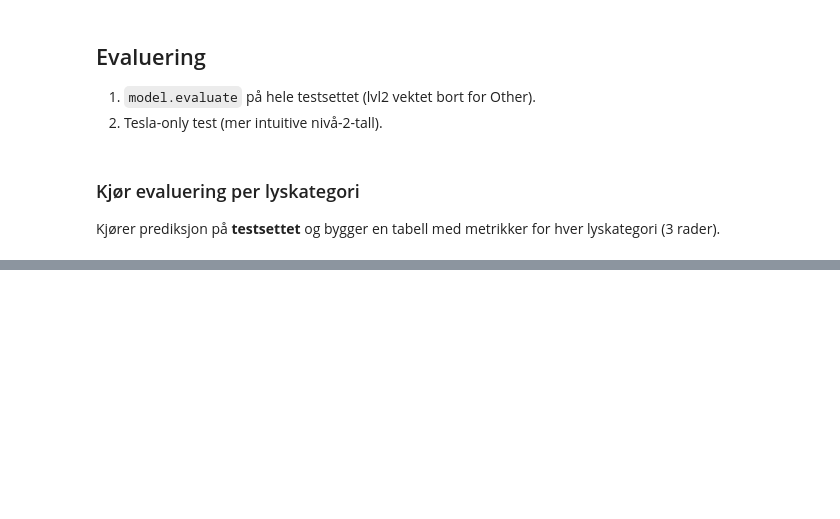
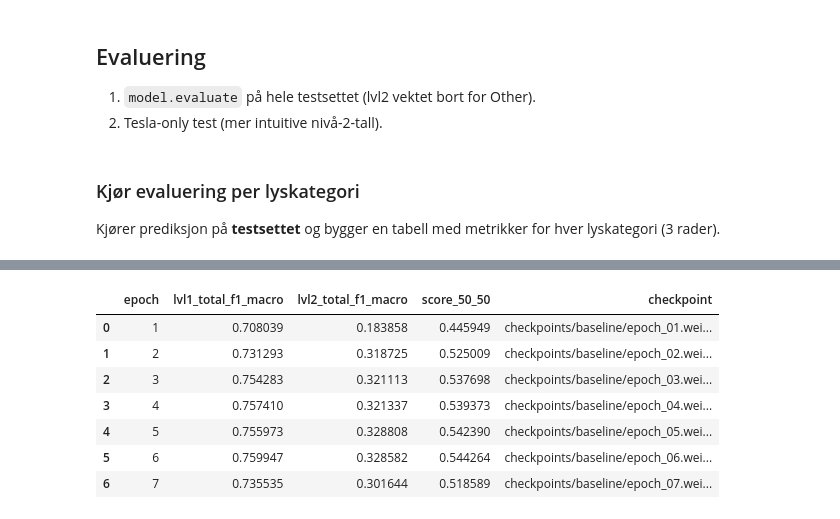
Before and after one commit to jkaste03/visual-vehicle-recognition-varying-lighting-conditions, a Jupyter notebook: notebooks/baseline_hierarchical_cnn.ipynb, the cells around one changed output, grey strips where cells are left out. Saved outputs shown, nothing was run; the diff lists cells and outputs as text; code cells hidden in the pictures; blank space fills up the shorter version.

Commit message:
Oppdatert baseline++

```diff
--- a/notebooks/baseline_hierarchical_cnn.ipynb
+++ b/notebooks/baseline_hierarchical_cnn.ipynb
@@ -326,18 +631,16 @@ Setter opp en unik loggmappe og en `TensorBoard`‑callback. (Callbacken er lagt
 # %%
+from aim.tensorflow import AimCallback
 import datetime
 
-# Logg under prosjektet (unngår rot om du kjører fra /notebooks)
-LOG_ROOT = PROJECT_ROOT / "logs" / "fit"
-run_id = datetime.datetime.now().strftime("%Y%m%d-%H%M%S")
-log_dir = LOG_ROOT / run_id
-log_dir.mkdir(parents=True, exist_ok=True)
+RUN_ID = datetime.datetime.now().strftime("%Y%m%d-%H%M%S")
+EXPERIMENT_NAME = f"baseline_hcnn_{RUN_ID}"
 
-tensorboard_callback = tf.keras.callbacks.TensorBoard(
-    log_dir=str(log_dir),
-    histogram_freq=1,   # sett 0 hvis en vil ha raskere logging
-    write_graph=True,
-    update_freq="epoch"
+aim_callback = AimCallback(
+    repo=str(PROJECT_ROOT),                 # -> legger .aim i prosjektroten
+    experiment=EXPERIMENT_NAME,
+    log_system_params=False,
 )
 
-print("TensorBoard log_dir:", log_dir)
+print("Aim repo:", PROJECT_ROOT / ".aim")
+print("Aim experiment:", EXPERIMENT_NAME)
 # %% [output]
@@ -471,0 +999,68 @@ Evaluerer split: val n= 650
+# %%
+import re
+# Finn lagrede checkpoints fra treningen
+ckpt_dir = Path("checkpoints") / RUN_TAG
+ckpt_files = sorted(ckpt_dir.glob("epoch_*.weights.h5"))
+
+if not ckpt_files:
+    raise FileNotFoundError(f"Fant ingen checkpoints i {ckpt_dir}")
+
+rows = []
+
+for ckpt in ckpt_files:
+    # Bygg samme arkitektur på nytt
+    tmp_model = build_model()
+    tmp_model.load_weights(str(ckpt))
+
+    # Eval lvl1 -> hent Total F1
+    df_lvl1_tmp, _ = eval_lvl1_by_lighting(tmp_model, eval_df, threshold=0.5)
+    lvl1_total_f1 = float(
+        df_lvl1_tmp.loc[df_lvl1_tmp["lighting"] == "Total", "lvl1_f1_macro"].iloc[0]
+    )
+
+    # Eval lvl2 -> hent Total F1
+    _, df_lvl2_tmp, _, _, _, _, _ = eval_lvl2(tmp_model, eval_df)
+    lvl2_total_f1 = float(
+        df_lvl2_tmp.loc[df_lvl2_tmp["lighting"] == "Total", "lvl2_f1_macro"].iloc[0]
+    )
+
+    # 50/50 samlet score
+    total_score = 0.5 * lvl1_total_f1 + 0.5 * lvl2_total_f1
+
+    epoch_num = int(re.search(r"epoch_(\d+)", ckpt.name).group(1))
+
+    rows.append({
+        "epoch": epoch_num,
+        "lvl1_total_f1_macro": lvl1_total_f1,
+        "lvl2_total_f1_macro": lvl2_total_f1,
+        "score_50_50": total_score,
+        "checkpoint": str(ckpt),
+    })
+
+epoch_scores = pd.DataFrame(rows).sort_values("epoch").reset_index(drop=True)
+display(epoch_scores)
+
+best_row = epoch_scores.sort_values("score_50_50", ascending=False).iloc[0]
+best_epoch = int(best_row["epoch"])
+best_ckpt = best_row["checkpoint"]
+
+print(f"Best epoch: {best_epoch}")
+print(f"Best checkpoint: {best_ckpt}")
+print(f"Lvl1 Total F1: {best_row['lvl1_total_f1_macro']:.4f}")
+print(f"Lvl2 Total F1: {best_row['lvl2_total_f1_macro']:.4f}")
+print(f"50/50 score:   {best_row['score_50_50']:.4f}")
+
+# Last inn beste epoch i modellen som skal brukes videre
+model = build_model()
+model.load_weights(best_ckpt)
+
+print(f"Modellen er nå lastet med beste epoch = {best_epoch}")
+# %% [output]
+|  | epoch | lvl1_total_f1_macro | lvl2_total_f1_macro | score_50_50 | checkpoint |
+| 0 | 1 | 0.708039 | 0.183858 | 0.445949 | checkpoints/baseline/epoch_01.wei... |
+| 1 | 2 | 0.731293 | 0.318725 | 0.525009 | checkpoints/baseline/epoch_02.wei... |
+| 2 | 3 | 0.754283 | 0.321113 | 0.537698 | checkpoints/baseline/epoch_03.wei... |
+| 3 | 4 | 0.757410 | 0.321337 | 0.539373 | checkpoints/baseline/epoch_04.wei... |
+| 4 | 5 | 0.755973 | 0.328808 | 0.542390 | checkpoints/baseline/epoch_05.wei... |
+| 5 | 6 | 0.759947 | 0.328582 | 0.544264 | checkpoints/baseline/epoch_06.wei... |
+| 6 | 7 | 0.735535 | 0.301644 | 0.518589 | checkpoints/baseline/epoch_07.wei... |
```
Also changed, not shown: parts of 21 cells of this notebook, 9 other files.
